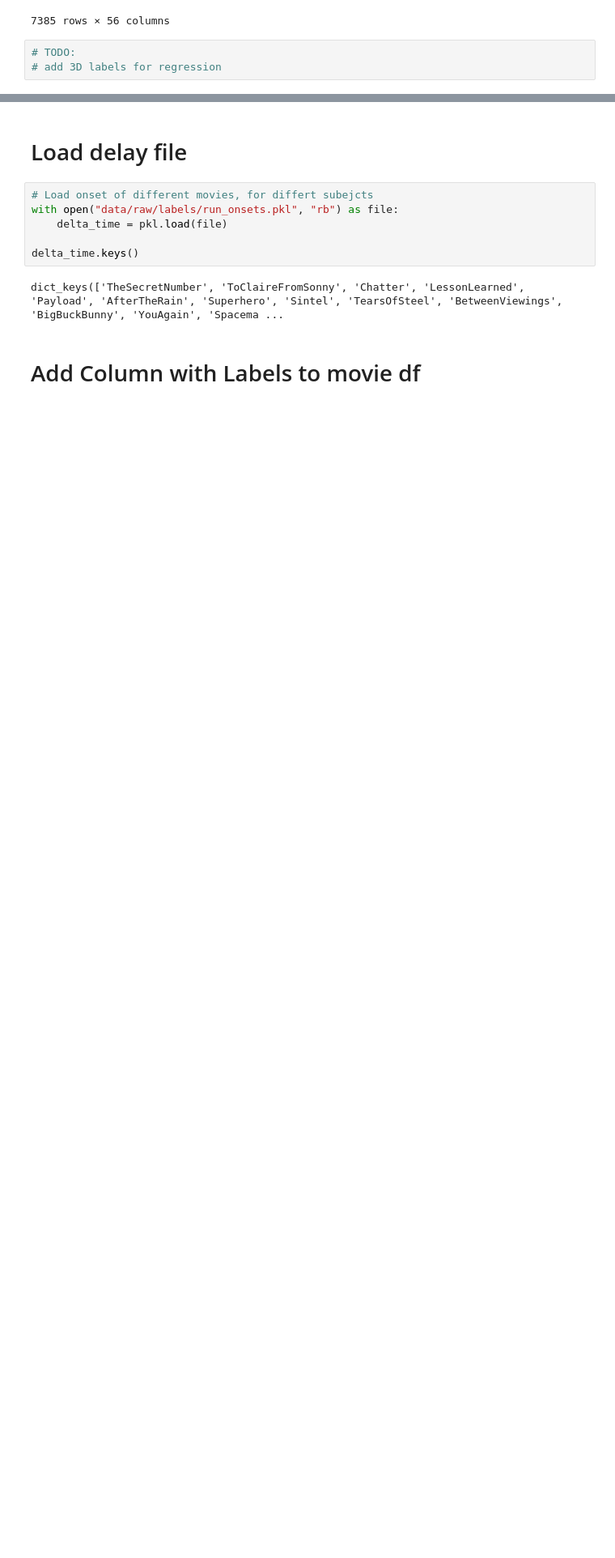
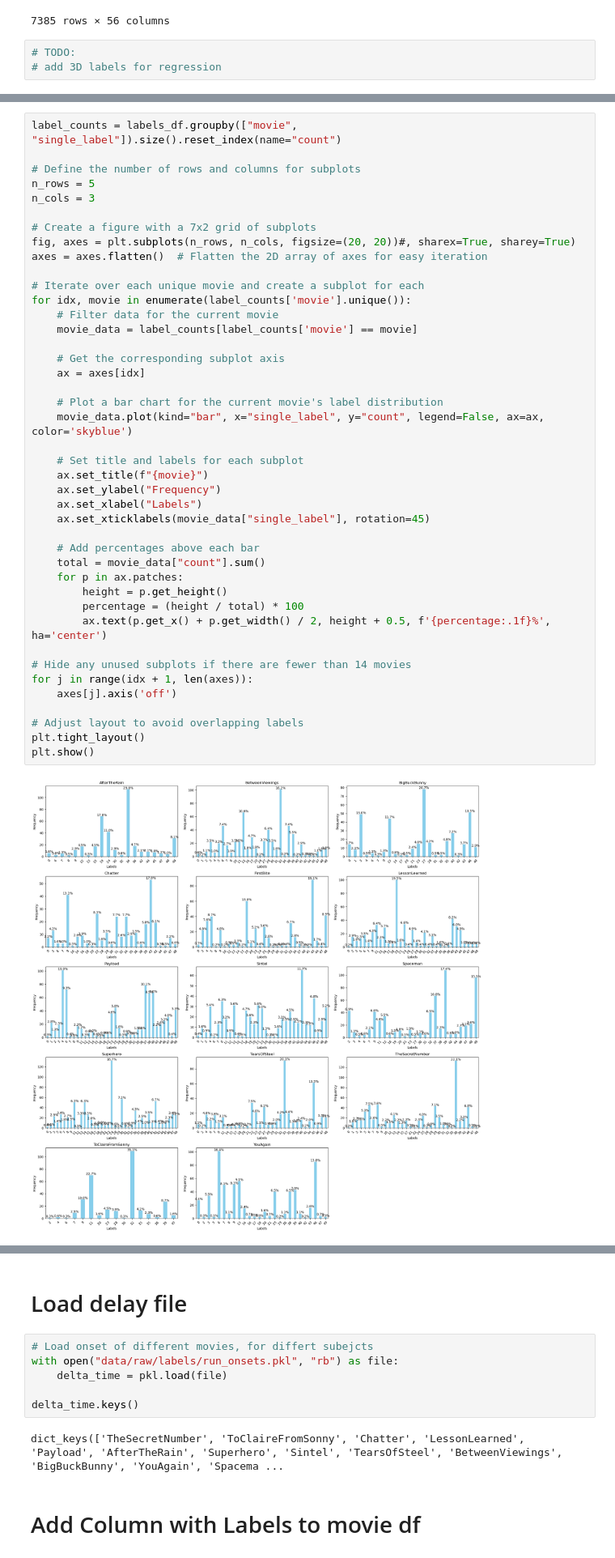
Before and after one commit to CS-433/ml-project-2-zenconvolutionalgraph, a Jupyter notebook: EDA/create_dataset.ipynb, the cells around one changed output, grey strips where cells are left out. Shown at 81% size. Saved outputs shown, nothing was run; the diff lists cells and outputs as text; blank space fills up the shorter version.

```diff
--- a/EDA/create_dataset.ipynb
+++ b/EDA/create_dataset.ipynb
@@ -155,0 +198,44 @@ labels_df
+# %%
+label_counts = labels_df.groupby(["movie", "single_label"]).size().reset_index(name="count")
+
+# Define the number of rows and columns for subplots
+n_rows = 5
+n_cols = 3
+
+# Create a figure with a 7x2 grid of subplots
+fig, axes = plt.subplots(n_rows, n_cols, figsize=(20, 20))#, sharex=True, sharey=True)
+axes = axes.flatten()  # Flatten the 2D array of axes for easy iteration
+
+# Iterate over each unique movie and create a subplot for each
+for idx, movie in enumerate(label_counts['movie'].unique()):
+    # Filter data for the current movie
+    movie_data = label_counts[label_counts['movie'] == movie]
+
+    # Get the corresponding subplot axis
+    ax = axes[idx]
+
+    # Plot a bar chart for the current movie's label distribution
+    movie_data.plot(kind="bar", x="single_label", y="count", legend=False, ax=ax, color='skyblue')
+
+    # Set title and labels for each subplot
+    ax.set_title(f"{movie}")
+    ax.set_ylabel("Frequency")
+    ax.set_xlabel("Labels")
+    ax.set_xticklabels(movie_data["single_label"], rotation=45)
+
+    # Add percentages above each bar
+    total = movie_data["count"].sum()
+    for p in ax.patches:
+        height = p.get_height()
+        percentage = (height / total) * 100
+        ax.text(p.get_x() + p.get_width() / 2, height + 0.5, f'{percentage:.1f}%', ha='center')
+
+# Hide any unused subplots if there are fewer than 14 movies
+for j in range(idx + 1, len(axes)):
+    axes[j].axis('off')
+
+# Adjust layout to avoid overlapping labels
+plt.tight_layout()
+plt.show()
+# %% [output]
+[figure, added]
```
Also changed, not shown: parts of 16 cells of this notebook, 7 other files.
